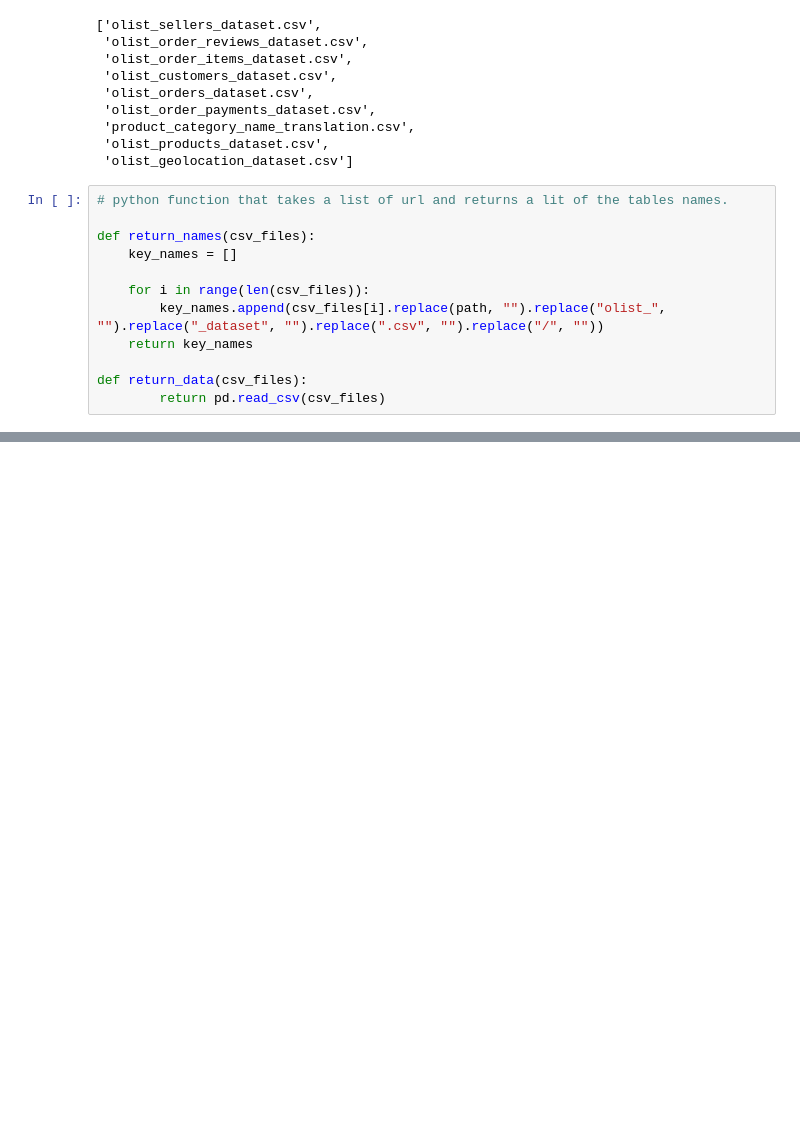
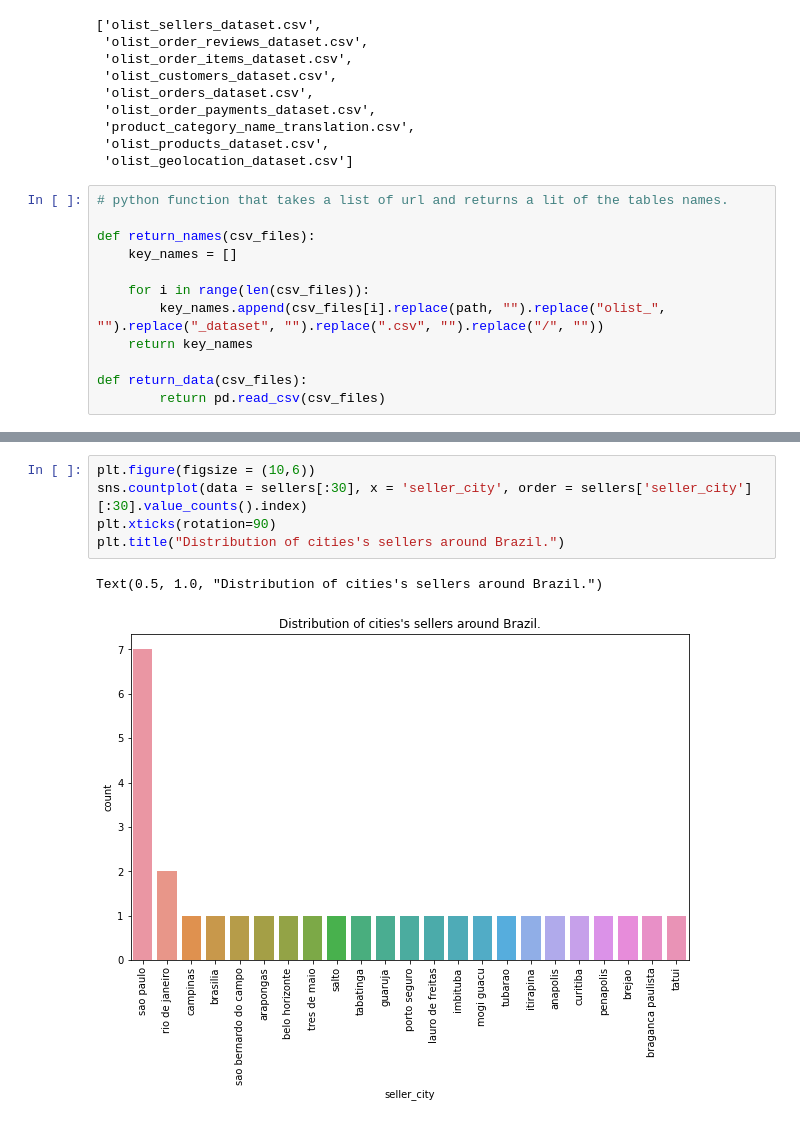
Before and after one commit to basmasirbal/Olist-Project, a Jupyter notebook: Olist-solution.ipynb, the cells around one changed output, grey strips where cells are left out. Saved outputs shown, nothing was run; the diff lists cells and outputs as text; blank space fills up the shorter version.

```diff
--- a/Olist-solution.ipynb
+++ b/Olist-solution.ipynb
@@ -218,0 +344,8 @@ sellers
+# %%
+plt.figure(figsize = (10,6))
+sns.countplot(data = sellers[:30], x = 'seller_city', order = sellers['seller_city'][:30].value_counts().index)
+plt.xticks(rotation=90)
+plt.title("Distribution of cities's sellers around Brazil.")
+# %% [output]
+Text(0.5, 1.0, "Distribution of cities's sellers around Brazil.")
+[figure, added]
```
Also changed, not shown: parts of 49 cells of this notebook.
